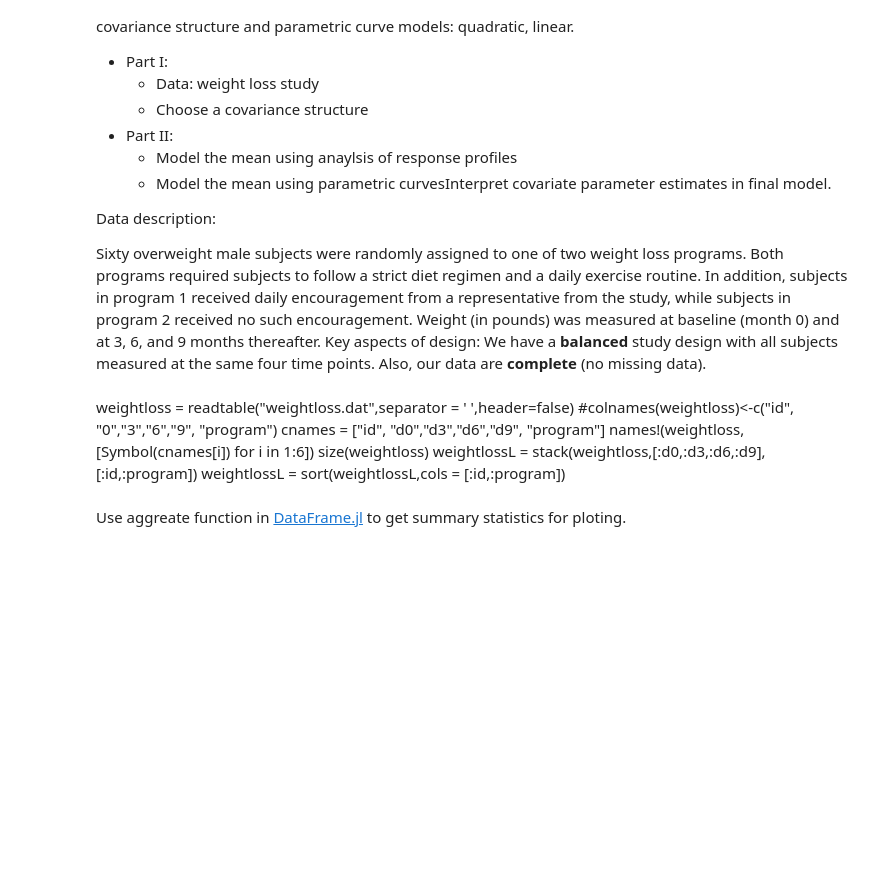
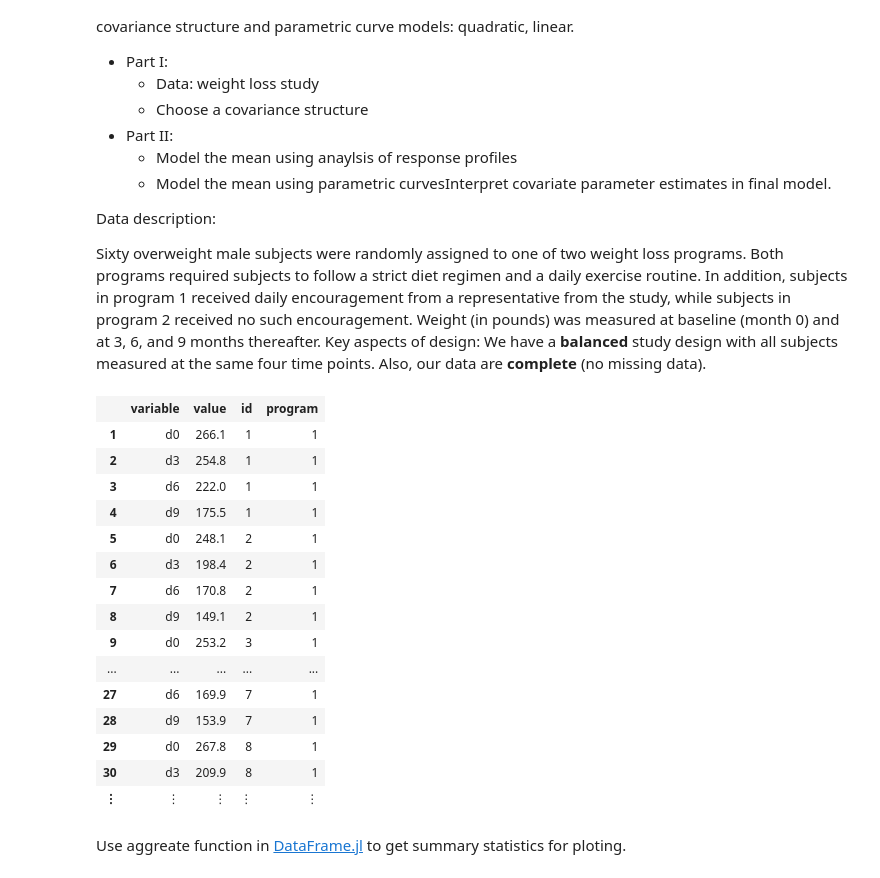
Before and after one commit to jinjinzhou/LongitudinalLMM, a Jupyter notebook: notebook/LongitudinalDataAnalysisLinearMixedEffectsModels-ParametricCurveCovariance.ipynb, the cells around one changed output. Drawn from its saved outputs; the diff is of its cells as text; code cells hidden in the pictures; blank space fills up the shorter version.

```diff
--- a/notebook/LongitudinalDataAnalysisLinearMixedEffectsModels-ParametricCurveCovariance.ipynb
+++ b/notebook/LongitudinalDataAnalysisLinearMixedEffectsModels-ParametricCurveCovariance.ipynb
@@ -69,14 +69,31 @@ Sixty overweight male subjects were randomly assigned to one of two weight loss
 Key aspects of design: We have a **balanced** study design with all subjects measured at the same four time points. Also, our data are **complete** (no missing data).
 # %%
 cd("/Users/jzhou/Documents/Bin/SASUniversityEdition/myfolders/CPH684/Lec12")
-# %% [markdown]
-weightloss = readtable("weightloss.dat",separator = ' ',header=false)
-#colnames(weightloss)<-c("id", "0","3","6","9", "program")
-cnames = ["id", "d0","d3","d6","d9", "program"]
-names!(weightloss, [Symbol(cnames[i]) for i in 1:6])
-size(weightloss)
-weightlossL = stack(weightloss,[:d0,:d3,:d6,:d9],[:id,:program])
-weightlossL = sort(weightlossL,cols = [:id,:program])
+# %%
+weightloss = readtable("weightloss.dat",separator = ' ',header=false)
+#colnames(weightloss)<-c("id", "0","3","6","9", "program")
+cnames = ["id", "d0","d3","d6","d9", "program"]
+names!(weightloss, [Symbol(cnames[i]) for i in 1:6])
+size(weightloss)
+weightlossL = stack(weightloss,[:d0,:d3,:d6,:d9],[:id,:program])
+weightlossL = sort(weightlossL,cols = [:id,:program])
+# %% [output]
+|  | variable | value | id | program |
+| 1 | d0 | 266.1 | 1 | 1 |
+| 2 | d3 | 254.8 | 1 | 1 |
+| 3 | d6 | 222.0 | 1 | 1 |
+| 4 | d9 | 175.5 | 1 | 1 |
+| 5 | d0 | 248.1 | 2 | 1 |
+| 6 | d3 | 198.4 | 2 | 1 |
+| 7 | d6 | 170.8 | 2 | 1 |
+| 8 | d9 | 149.1 | 2 | 1 |
+| 9 | d0 | 253.2 | 3 | 1 |
+| ... | ... | ... | ... | ... |
+| 27 | d6 | 169.9 | 7 | 1 |
+| 28 | d9 | 153.9 | 7 | 1 |
+| 29 | d0 | 267.8 | 8 | 1 |
+| 30 | d3 | 209.9 | 8 | 1 |
+| ⋮ | ⋮ | ⋮ | ⋮ | ⋮ |
 # %% [markdown]
 Use aggreate function in [DataFrame.jl](https://media.readthedocs.org/pdf/dataframesjl/latest/dataframesjl.pdf) to get summary statistics for ploting.
 # %%
```
